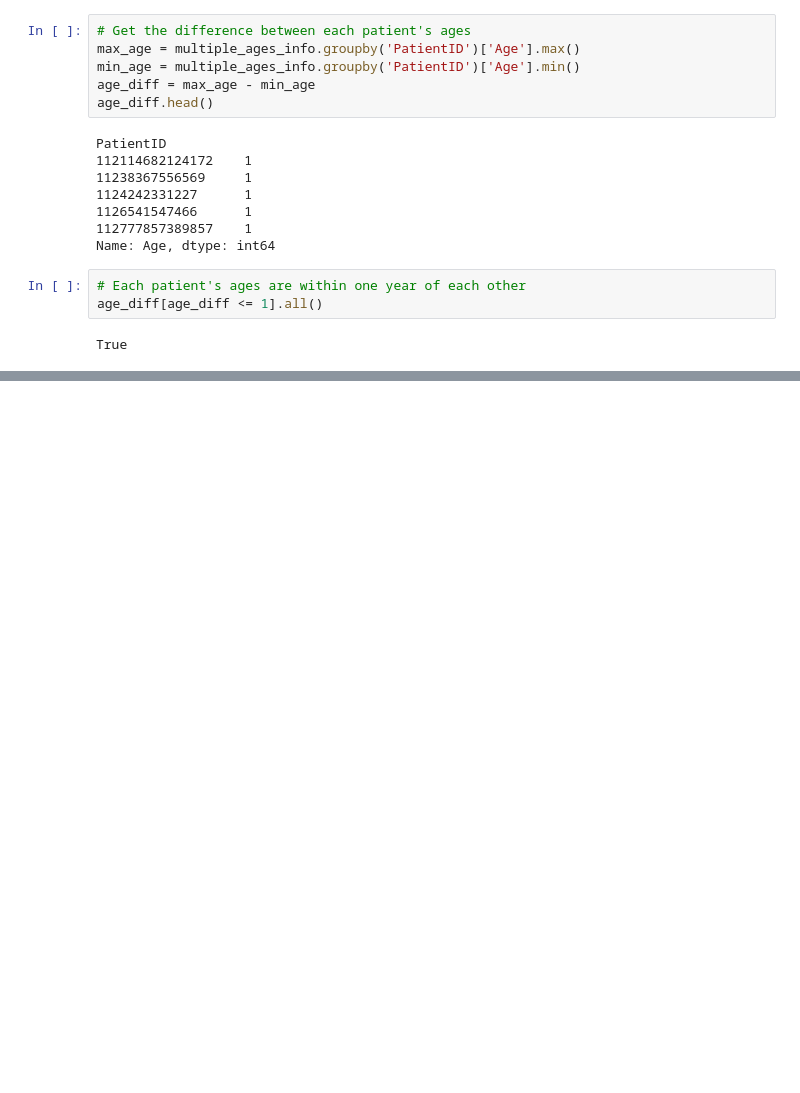
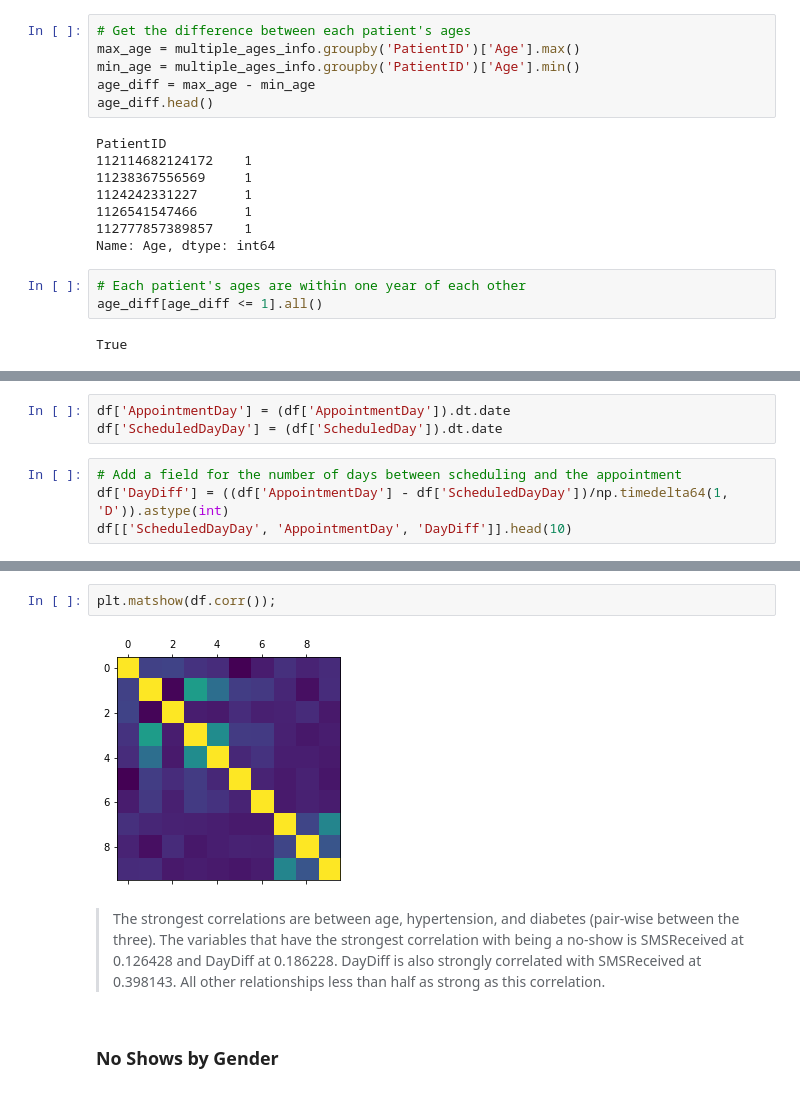
Before and after one commit to jaclynrich/appt-no-show, a Jupyter notebook: appt-no-show.ipynb, the cells around one changed output, grey strips where cells are left out. Saved outputs shown, nothing was run; the diff lists cells and outputs as text; blank space fills up the shorter version.

Commit message:
feat: create day_diff field (difference btw date scheduled and appt date)

```diff
--- a/appt-no-show.ipynb
+++ b/appt-no-show.ipynb
@@ -553,0 +570,7 @@ True
+# %%
+df['AppointmentDay'] = (df['AppointmentDay']).dt.date
+df['ScheduledDayDay'] = (df['ScheduledDay']).dt.date
+# %%
+# Add a field for the number of days between scheduling and the appointment
+df['DayDiff'] = ((df['AppointmentDay'] - df['ScheduledDayDay'])/np.timedelta64(1, 'D')).astype(int)
+df[['ScheduledDayDay', 'AppointmentDay', 'DayDiff']].head(10)
@@ -553,0 +627,8 @@ True
+# %%
+plt.matshow(df.corr());
+# %% [output]
+[figure, added]
+# %% [markdown]
+> The strongest correlations are between age, hypertension, and diabetes (pair-wise between the three).  The variables that have the strongest correlation with being a no-show is SMSReceived at 0.126428 and DayDiff at 0.186228.  DayDiff is also strongly correlated with SMSReceived at 0.398143.  All other relationships less than half as strong as this correlation.
+# %% [markdown]
+### No Shows by Gender
```
Also changed, not shown: parts of 23 cells of this notebook.
